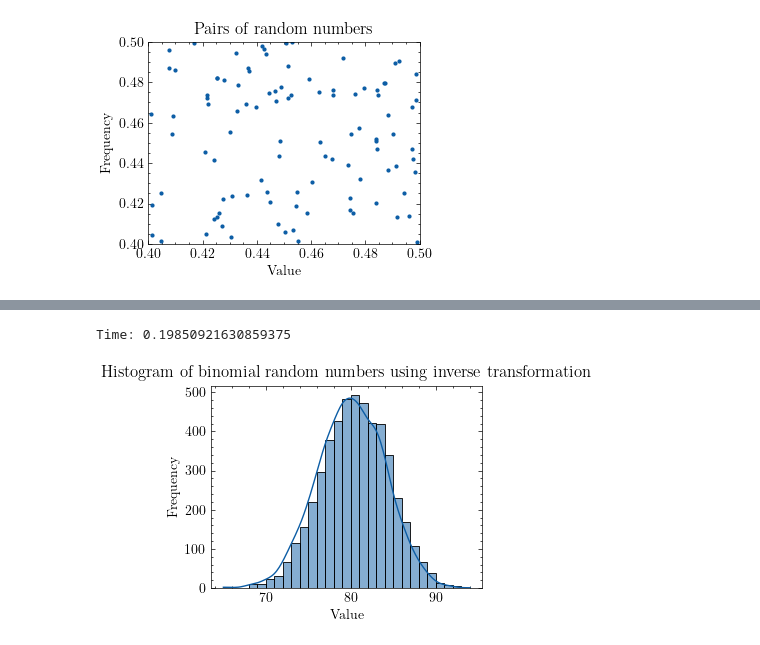
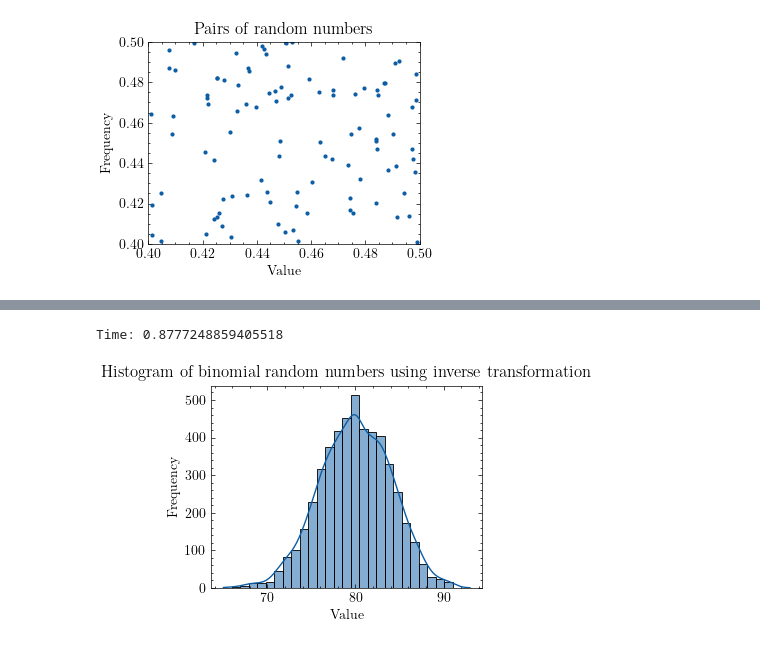
Before and after one commit to kanavmal/MATH512, a Jupyter notebook: Project 2/code.ipynb, the cells around one changed output, grey strips where cells are left out. Saved outputs shown, nothing was run; the diff lists cells and outputs as text; code cells hidden in the pictures.

```diff
--- a/Project 2/code.ipynb
+++ b/Project 2/code.ipynb
@@ -243,29 +243,38 @@ Probability: 0.00000000
 # %%
 # b)
 # Generate random numbers
 # Use the inverse transformation method mentioned in class.
 n = 100
 p = 0.8
 x = np.zeros(5000)
+from math import comb
 start = time()
+# \For{$n = 1, \dots, n_{sim}$}
+#         \State pmf = [${n \choose k} \cdot p^{k} \cdot (1-p)^{n-k}$ for $k \in \{1, \cdots, k, k+1\}$]
+#         \State cdf = $\sum_{i=1} ^{k+1} pmf_i$
+#         \State Draw $U \sim Uniform[0,1]$
+#         \State x[i] = arg max(cdf $>$ $U$)
+#     \EndFor
 for i in range(5000):
-    #  Inverse binomial
-    x[i] = stats.binom.ppf(np.random.rand(), n, p)
+    pmf = [comb(n, k) * p**k * (1-p)**(n-k) for k in range(n+1)]
+    cdf = np.cumsum(pmf)
+    U = np.random.rand()
+    x[i] = np.argmax(cdf > U)
 
 
 end = time()
 print('Time:', end - start)
 
 # Plot histogram
 plt.figure()
 sns.histplot(x, kde=True, bins = 29)
 plt.title('Histogram of binomial random numbers using inverse transformation')
 plt.xlabel('Value')
 plt.ylabel('Frequency')
 plt.show()
 # %% [output]
-Time: 0.19850921630859375
+Time: 0.8777248859405518
-[figure, old version]
+[figure, new version]
 # %%
 # # 4)
 # Generate 5000 Poisson random variables with mean 𝜆 = 2. Plot the histogram of your results. Compare with the
```
Also changed, not shown: parts of 13 cells of this notebook, 1 other file.
